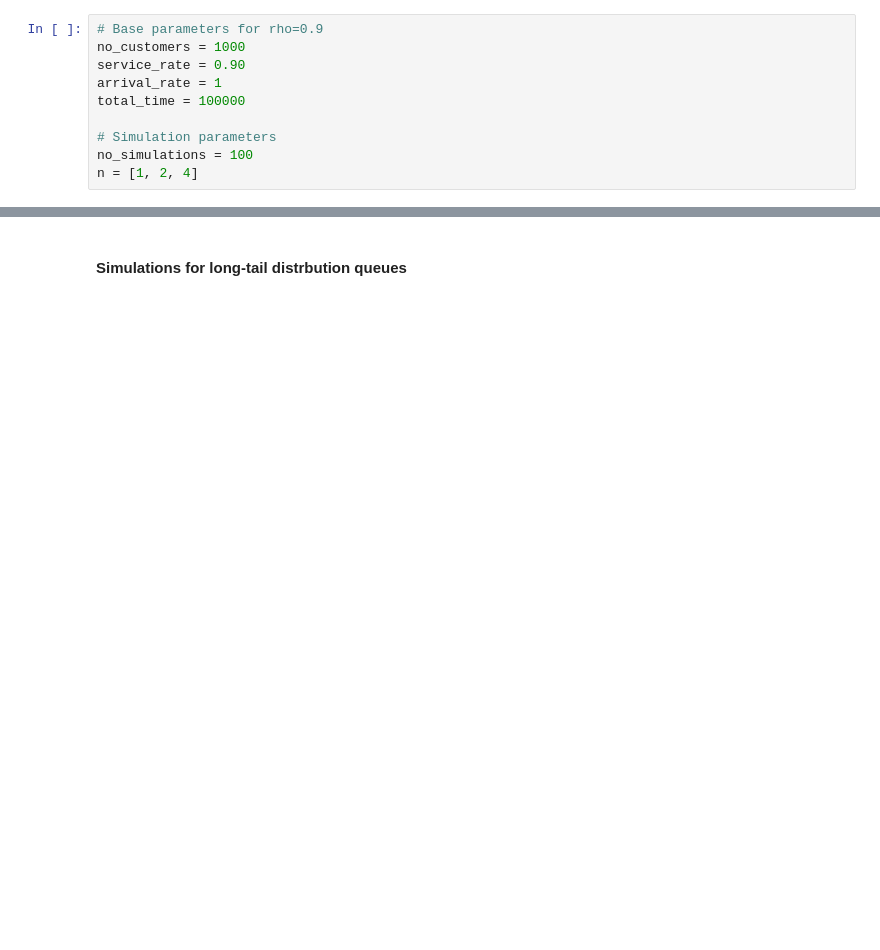
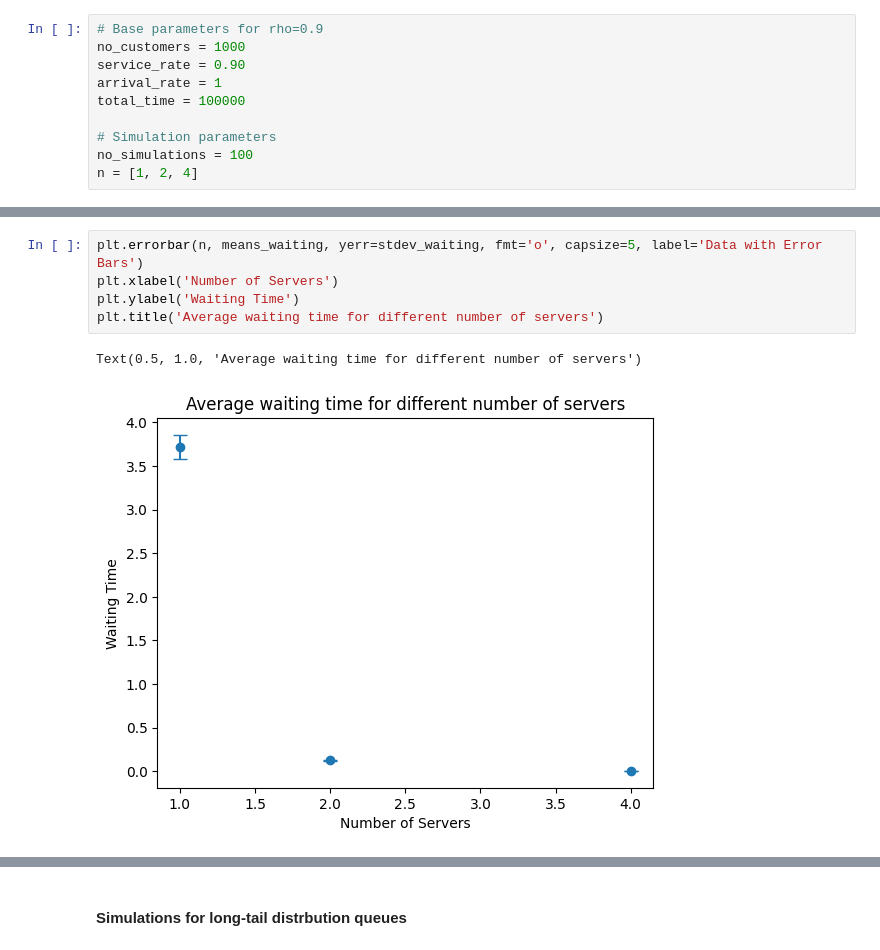
Before and after one commit to sjdronkers/StochSim2, a Jupyter notebook: Analysis.ipynb, the cells around one changed output, grey strips where cells are left out. Saved outputs shown, nothing was run; the diff lists cells and outputs as text; blank space fills up the shorter version.

```diff
--- a/Analysis.ipynb
+++ b/Analysis.ipynb
@@ -394,3 +419,11 @@ for i in n:
 Simulations for 1 servers done.
 Simulations for 2 servers done.
 Simulations for 4 servers done.
+# %%
+plt.errorbar(n, means_waiting, yerr=stdev_waiting, fmt='o', capsize=5, label='Data with Error Bars')
+plt.xlabel('Number of Servers')
+plt.ylabel('Waiting Time')
+plt.title('Average waiting time for different number of servers')
+# %% [output]
+Text(0.5, 1.0, 'Average waiting time for different number of servers')
+[figure, added]
```
Also changed, not shown: parts of 15 cells of this notebook.
